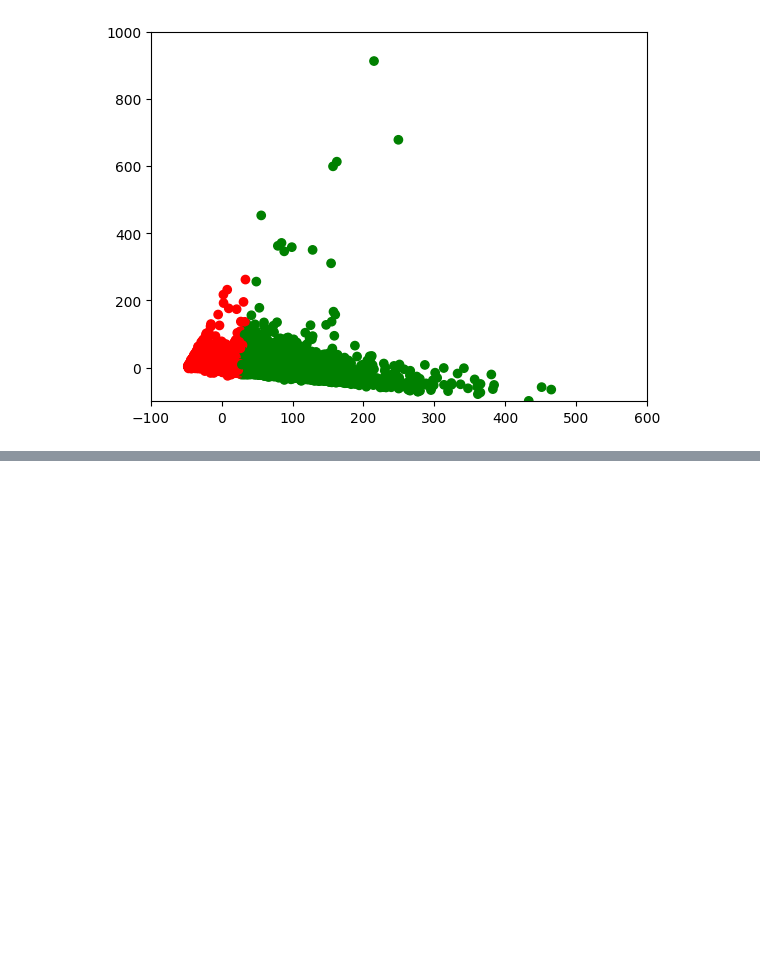
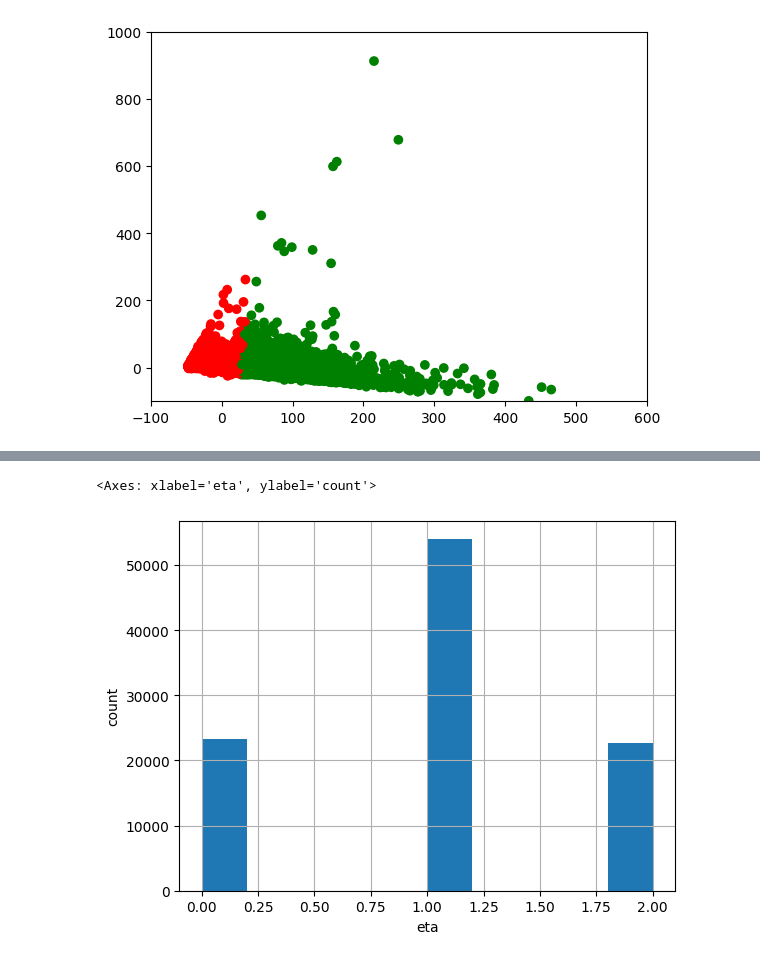
Before and after one commit to dkagramanyan/cern_project, a Jupyter notebook: data analysis.ipynb, the cells around one changed output, grey strips where cells are left out. Drawn from its saved outputs; the diff is of its cells as text; code cells hidden in the pictures; blank space fills up the shorter version.

```diff
--- a/data analysis.ipynb
+++ b/data analysis.ipynb
@@ -75,0 +125,16 @@ kmeans = cluster.KMeans(n_clusters=2, n_init="auto").fit(df)
+# %%
+def norm(x):
+    if x<-1.5:
+        return 0
+    elif x>=-1.5 and x<1.5:
+        return 1
+    else:
+        return 2
+
+df['eta_b']=df['eta'].map(norm)
+plt.xlabel('eta')
+plt.ylabel('count')
+df['eta_b'].hist()
+# %% [output]
+<Axes: xlabel='eta', ylabel='count'>
+[figure, added]
```
Also changed, not shown: parts of 16 cells of this notebook.
